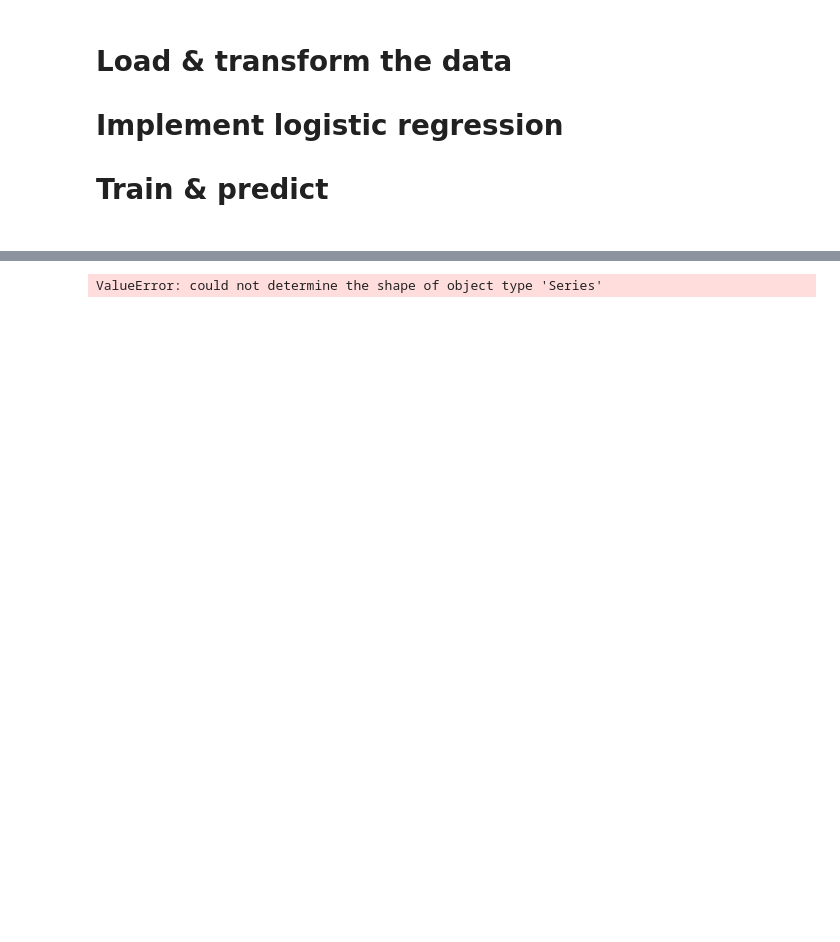
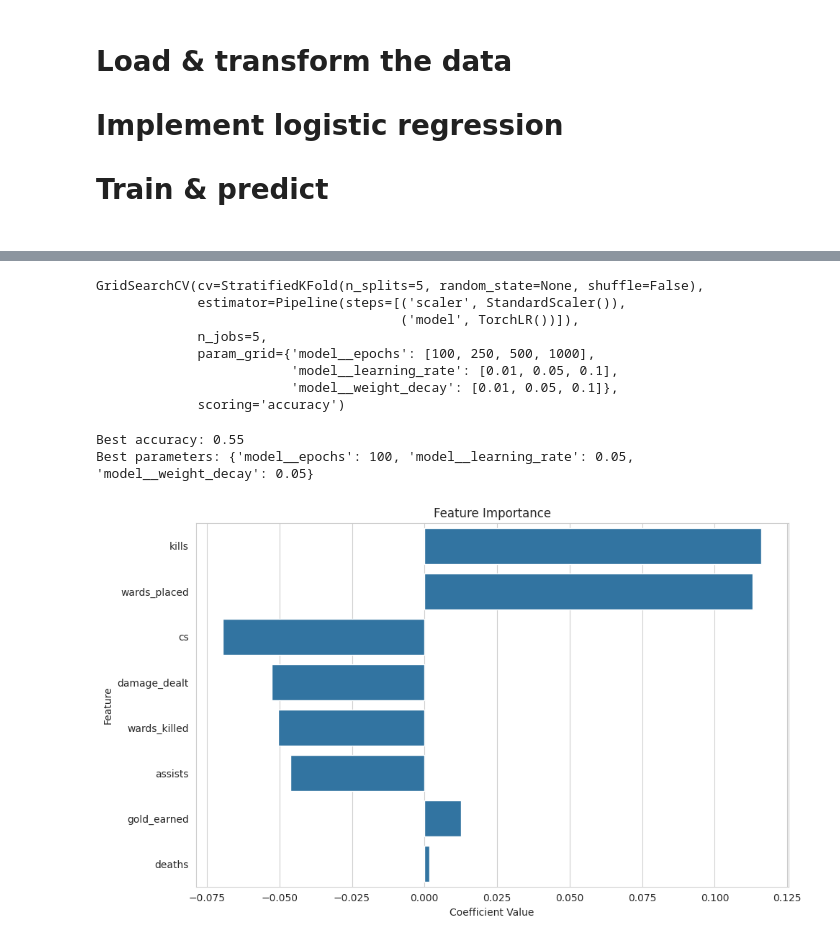
Before and after one commit to fridrichmrtn/ibm-ai-engineering, a Jupyter notebook: 04_intro_nets_pytorch/final_project/final_project.ipynb, the cells around one changed output, grey strips where cells are left out. Drawn from its saved outputs; the diff is of its cells as text; code cells hidden in the pictures; blank space fills up the shorter version.

```diff
--- a/04_intro_nets_pytorch/final_project/final_project.ipynb
+++ b/04_intro_nets_pytorch/final_project/final_project.ipynb
@@ -132,23 +205,45 @@ def plot_roc_curve(y_true, y_pred):
 # %%
 # task 7
 # hyperparameter tuning
-from sklearn.model_selection import GridSearchCV
+from sklearn.model_selection import GridSearchCV, StratifiedKFold
 from sklearn.pipeline import Pipeline
 from sklearn.preprocessing import StandardScaler
 
 pipe = Pipeline([
-    ('scaler', StandardScaler()),
-    ('model', LogisticRegression())
+    ("scaler", StandardScaler()),
+    ("model", TorchLR(n_features=8))
 ])
 
 param_grid = {
-    #'model__epochs': [1000, 2000],
-    'model__learning_rate': [0.01, 0.05, 0.1],
-    #'model__weight_decay': [0.01, 0.1]
+    "model__epochs": [100, 250, 500, 1000],
+    "model__learning_rate": [0.01, 0.05, 0.1],
+    "model__weight_decay": [0.01, 0.05, 0.1]
 }
 
-grid = GridSearchCV(pipe, param_grid, cv=5, n_jobs=5, error_score='raise')
-grid.fit(X_train, y_train)
-grid.best_params_
+grid = GridSearchCV(pipe, param_grid,
+                    cv=StratifiedKFold(n_splits=5),
+                    n_jobs=5,
+                    scoring="accuracy")
+grid.fit(X_train.values, y_train.values)
 # %% [output]
-ValueError: could not determine the shape of object type 'Series'
+GridSearchCV(cv=StratifiedKFold(n_splits=5, random_state=None, shuffle=False),
+             estimator=Pipeline(steps=[('scaler', StandardScaler()),
+                                       ('model', TorchLR())]),
+             n_jobs=5,
+             param_grid={'model__epochs': [100, 250, 500, 1000],
+                         'model__learning_rate': [0.01, 0.05, 0.1],
+                         'model__weight_decay': [0.01, 0.05, 0.1]},
+             scoring='accuracy')
+# %%
+print("Best accuracy:",grid.best_estimator_.score(X_test.values, y_test.values))
+print("Best parameters:", grid.best_params_)
+# %% [output]
+Best accuracy: 0.55
+Best parameters: {'model__epochs': 100, 'model__learning_rate': 0.05, 'model__weight_decay': 0.05}
+# %%
+# task 8
+# feature importance
+eval = TorchEv(grid.best_estimator_, X_test, y_test)
+eval.plot_feature_importance(features)
+# %% [output]
+[figure, added]
```
Also changed, not shown: parts of 7 cells of this notebook.
